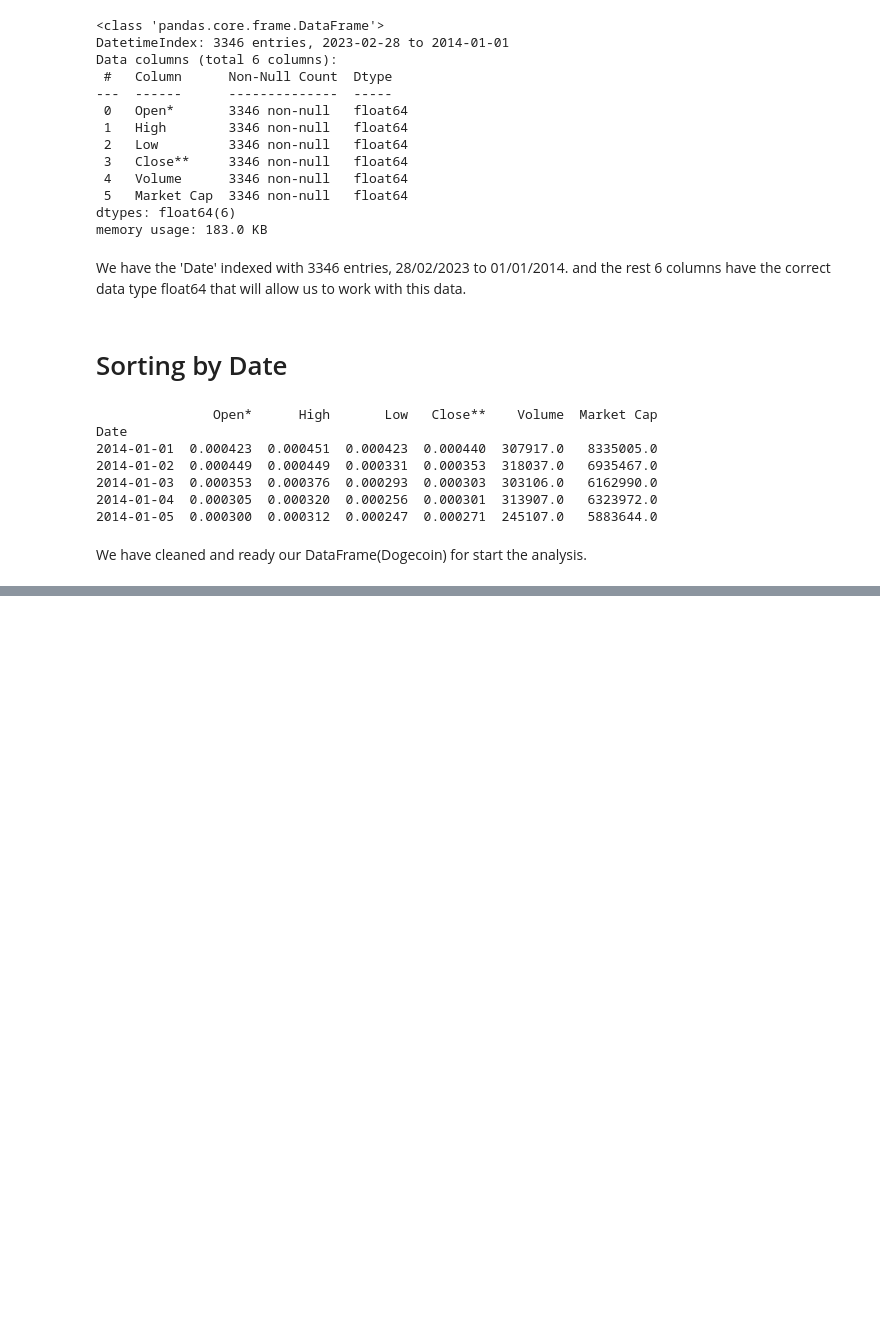
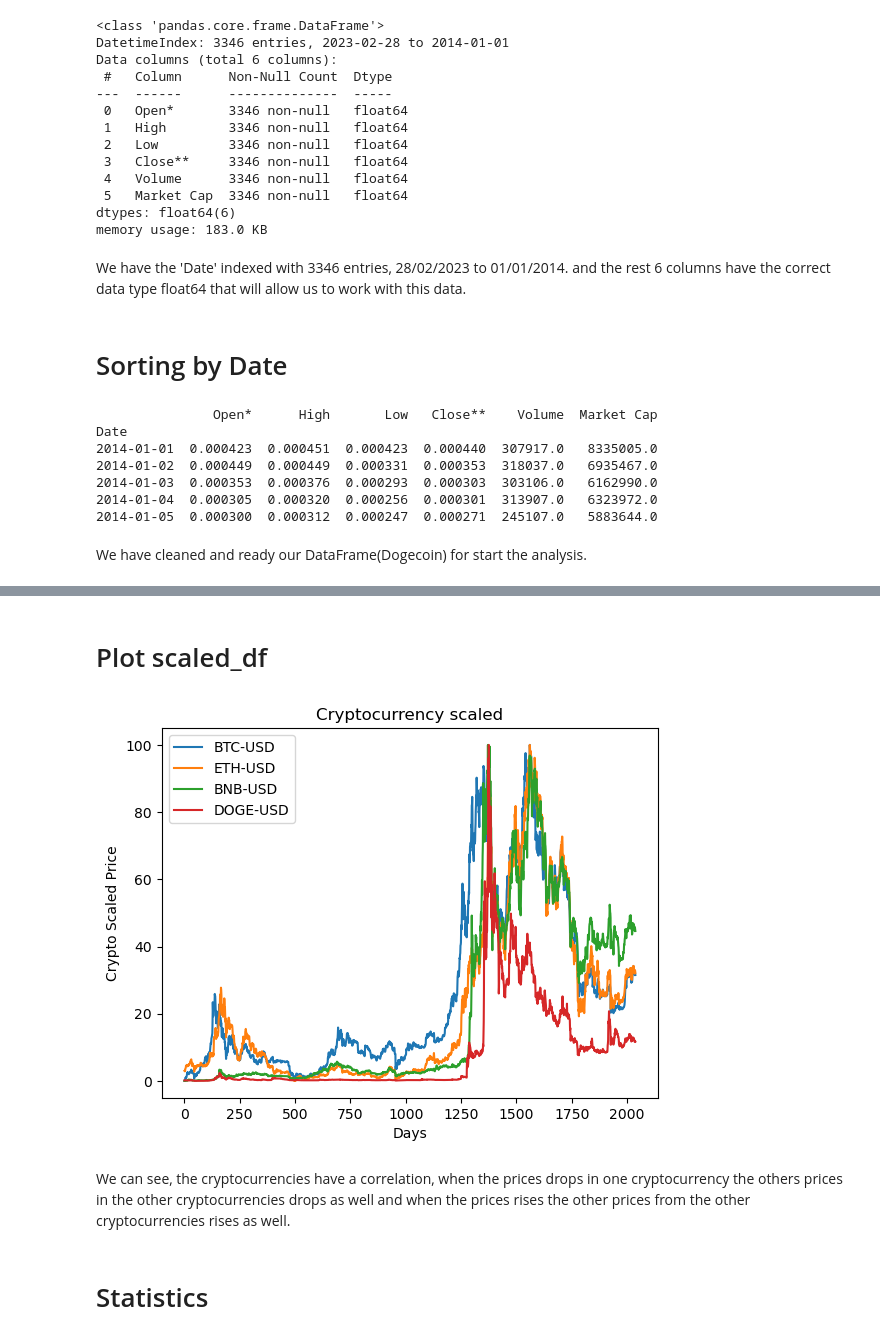
Before and after one commit to KaryShann/CryptoMarketAnalysis, a Jupyter notebook: Project Python in Finance.ipynb, the cells around one changed output, grey strips where cells are left out. Cells and saved outputs as stored; diff of their text form; code cells hidden in the pictures; blank space fills up the shorter version.

```diff
--- a/Project Python in Finance.ipynb
+++ b/Project Python in Finance.ipynb
@@ -858,0 +932,5 @@ We have cleaned and ready our DataFrame(Dogecoin) for start the analysis.
+# %%
+from sklearn import preprocessing
+min_max_scaler = preprocessing.MinMaxScaler(feature_range=(0,100))
+scaled = min_max_scaler.fit_transform(filteredprices)
+scaled
@@ -858,0 +945,4 @@ We have cleaned and ready our DataFrame(Dogecoin) for start the analysis.
+# %%
+#Convert into a dataframe
+scaled_df = pd.DataFrame(scaled,columns = filteredprices.columns)
+scaled_df
@@ -858,0 +973,11 @@ We have cleaned and ready our DataFrame(Dogecoin) for start the analysis.
+# %% [markdown]
+# Plot scaled_df
+# %%
+scaled_df.plot(title = "Cryptocurrency scaled", xlabel = "Days", ylabel= "Crypto Scaled Price")
+plt.show()
+# %% [output]
+[figure, added]
+# %% [markdown]
+We can see, the cryptocurrencies have a correlation, when the prices drops in one cryptocurrency the others prices in the other cryptocurrencies drops as well and when the prices rises the other prices from the other cryptocurrencies rises as well.
+# %% [markdown]
+# Statistics
```
Also changed, not shown: parts of 30 cells of this notebook.
